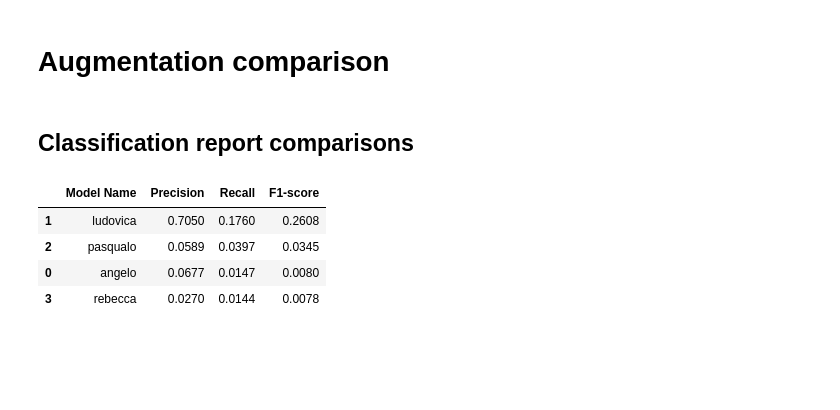
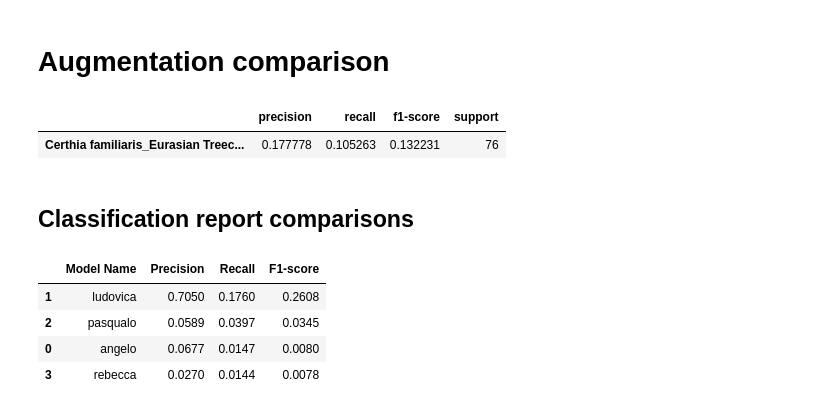
Before and after one commit to giacomoschiavo/finetuning-BirdNET, a Jupyter notebook: augmentation_comparison.ipynb, the cells around one changed output. Drawn from its saved outputs; the diff is of its cells as text; code cells hidden in the pictures; blank space fills up the shorter version.

```diff
--- a/augmentation_comparison.ipynb
+++ b/augmentation_comparison.ipynb
@@ -13,6 +13,12 @@ import random
 import pandas as pd
 from tqdm import tqdm
 import scipy.stats as stats
+# %%
+metrics_df = pd.read_json("classifiers/official/pasqualo/classification_report.json", orient="index")
+metrics_df[metrics_df.index == 'Certhia familiaris_Eurasian Treecreeper']
+# %% [output]
+|  | precision | recall | f1-score | support |
+| Certhia familiaris_Eurasian Treec... | 0.177778 | 0.105263 | 0.132231 | 76 |
 # %%
 models_folder_path = 'classifiers/official'
 model_names = os.listdir(models_folder_path)
```
Also changed, not shown: 6 other files.
